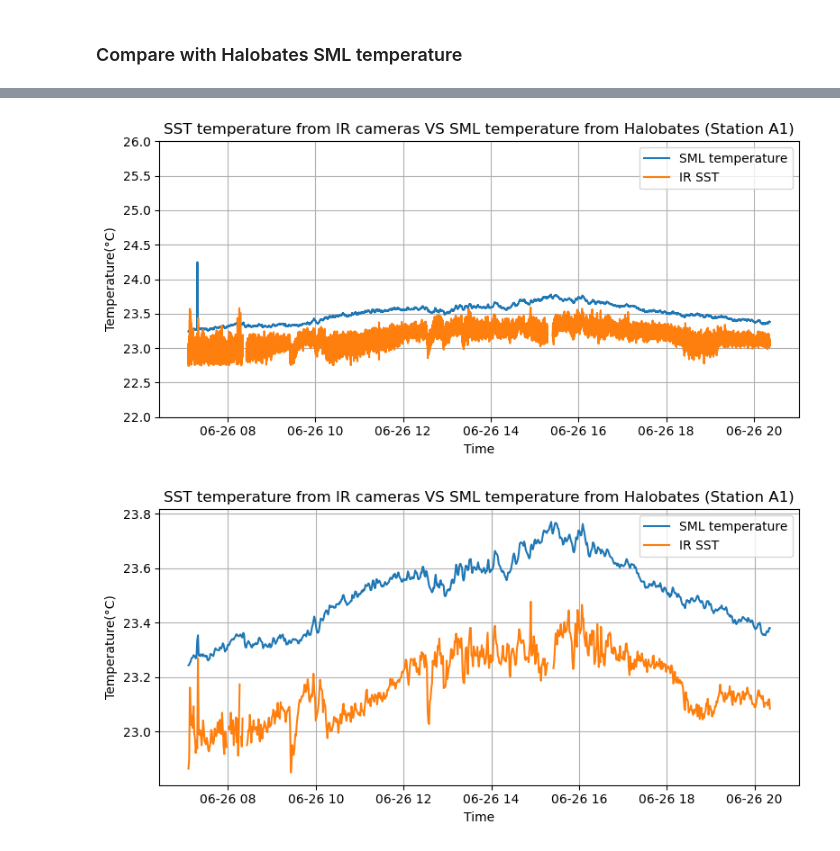
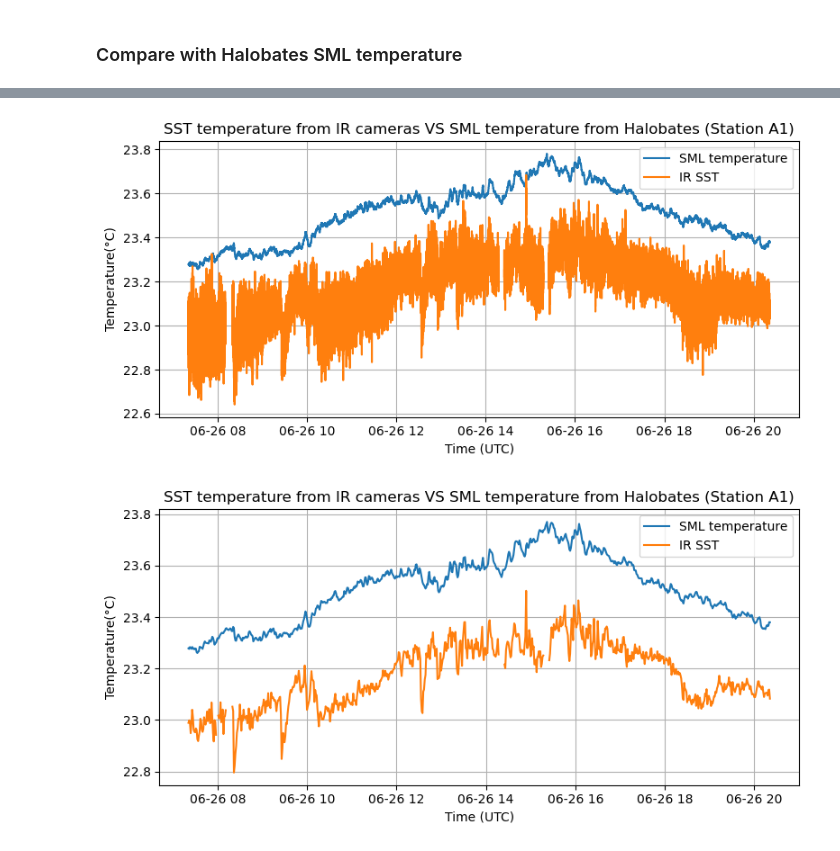
Before and after one commit to maibrittbergh/SST_RS_Meteor_2025, a Jupyter notebook: Infrared_cameras/postproc/halobates_compare.ipynb, the cells around one changed output, grey strips where cells are left out. Drawn from its saved outputs; the diff is of its cells as text; code cells hidden in the pictures.

Commit message:
Last changes on script to compare SML temperature and SST, cleaned postoproc scritp

```diff
--- a/Infrared_cameras/postproc/halobates_compare.ipynb
+++ b/Infrared_cameras/postproc/halobates_compare.ipynb
@@ -392,11 +402,13 @@ Name: Time, dtype: datetime64[ns]
 
 Added seconds to Halobates timestamps.
 # %%
+# Apply std filter to Halobates SML temperature data
+df_halo["CTD_Temp_SML_no_peaks"] = remove_std_outliers(df_halo["CTD_Temp_SML"], num_std=4)
+
 #Clip Halobates data to IR camera data
 non_na = sst_removepeaks.dropna(subset=['y_no_peaks'])
 start_time = non_na['Time'].min()
 end_time   = non_na['Time'].max()
-
 
 mask = (df_halo['Time'] >= start_time) & (df_halo['Time'] <= end_time)
 df_halo_clipped = df_halo.loc[mask].copy()
@@ -406,15 +418,3 @@ df_halo_clipped.reset_index(drop=True, inplace=True)
 mask2 = (sst_removepeaks['Time'] >= start_time) & (sst_removepeaks['Time'] <= end_time)
 sst_cleaned_clipped = sst_removepeaks.loc[mask2].copy()
 sst_cleaned_clipped.reset_index(drop=True, inplace=True)
-
-plt.figure(figsize=(8, 4))
-plt.plot(df_halo['Time'], df_halo["CTD_Temp_SML"], label='SML temperature (raw)')
-plt.plot(df_halo_clipped['Time'], df_halo_clipped['CTD_Temp_SML'], label='SML temperature (clipped)')
-plt.xlabel('Time')
-plt.ylabel('Temperature(°C)')
-plt.title(f'CTD_Temp_SML before and after clipping to bridge down and up (Station {ID})')
-plt.legend()
-plt.grid(True)
-plt.tight_layout()
-plt.ylim(22, 26)
-plt.show()
@@ -423,19 +436,20 @@ plt.show()
 # %%
 # Compare Halobates SML temperature with SST after removing peaks
 
 plt.figure(figsize=(8, 4))
-plt.plot(df_halo_clipped['Time'], df_halo_clipped['CTD_Temp_SML'], label='SML temperature')
+plt.plot(df_halo_clipped['Time'], df_halo_clipped['CTD_Temp_SML_no_peaks'], label='SML temperature')
 plt.plot(sst_cleaned_clipped['Time'], sst_cleaned_clipped["y_no_peaks"], label='IR SST')
-plt.xlabel('Time')
+plt.xlabel('Time (UTC)')
 plt.ylabel('Temperature(°C)')
 plt.title(f'SST temperature from IR cameras VS SML temperature from Halobates (Station {ID})')
 plt.legend()
 plt.grid(True)
 plt.tight_layout()
-plt.ylim(22, 26)
+#plt.ylim(22, 26)
+plt.savefig(plots_dir / "SST_SML_temperature" / f"SST_IR_vs_SML_filtered_{ID}.png", dpi=300)
 plt.show()
 # %% [output]
-[figure, old version]
+[figure, new version]
 # %%
 # Calculate 1 minute averages
 sst_cleaned_avg = sst_cleaned_clipped.set_index('Time').resample('1min').mean().reset_index()
@@ -443,17 +457,18 @@ df_halo_avg = df_halo_clipped.set_index('Time').resample('1min').mean().reset_in
 
 
 plt.figure(figsize=(8, 4))
-plt.plot(df_halo_avg['Time'], df_halo_avg['CTD_Temp_SML'], label='SML temperature')
+plt.plot(df_halo_avg['Time'], df_halo_avg['CTD_Temp_SML_no_peaks'], label='SML temperature')
 plt.plot(sst_cleaned_avg['Time'], sst_cleaned_avg["y_no_peaks"], label='IR SST')
-plt.xlabel('Time')
+plt.xlabel('Time (UTC)')
 plt.ylabel('Temperature(°C)')
 plt.title(f'SST temperature from IR cameras VS SML temperature from Halobates (Station {ID})')
 plt.legend()
 plt.grid(True)
 plt.tight_layout()
 #plt.ylim(22, 26)
+plt.savefig(plots_dir / "SST_SML_temperature" / f"SST_IR_vs_SML_filtered_1minavg_{ID}.png", dpi=300)
 plt.show()
 # %% [output]
-[figure, old version]
+[figure, new version]
 # %%
 # Compute difference between SST and SML temperature both 1min average and raw
```
Also changed, not shown: parts of 14 cells of this notebook, 14 other files.
